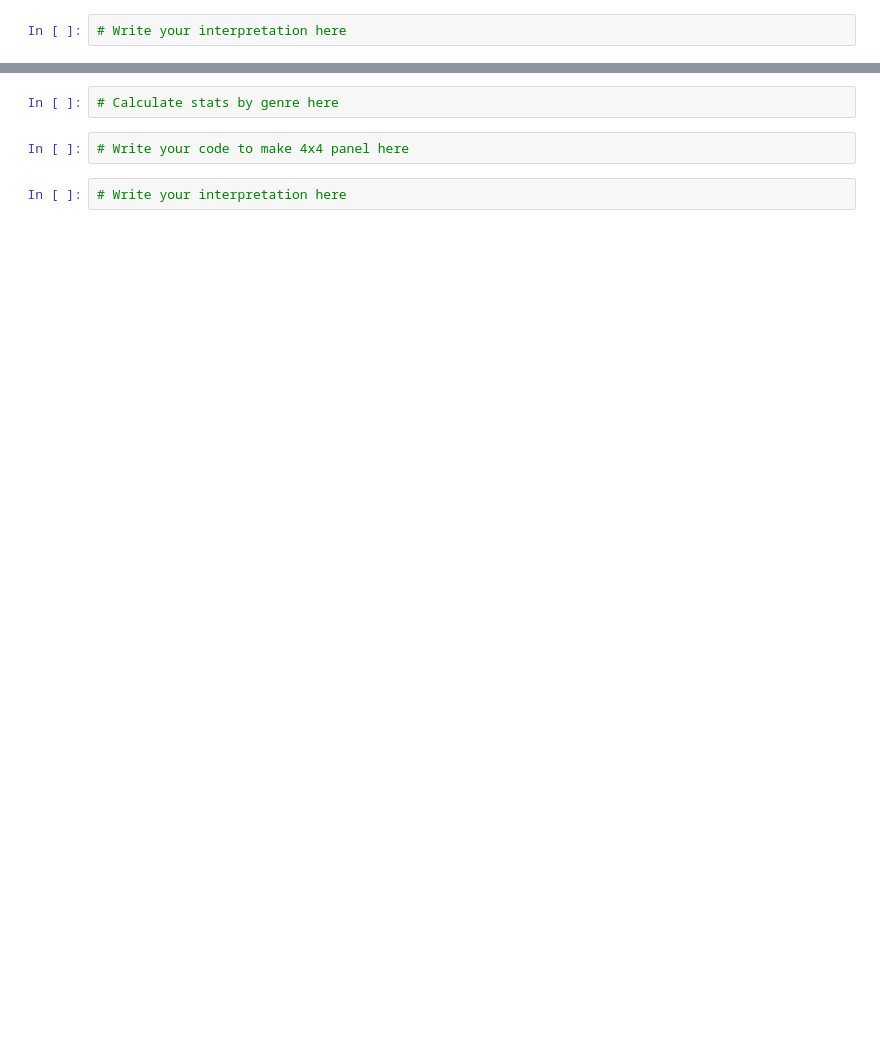
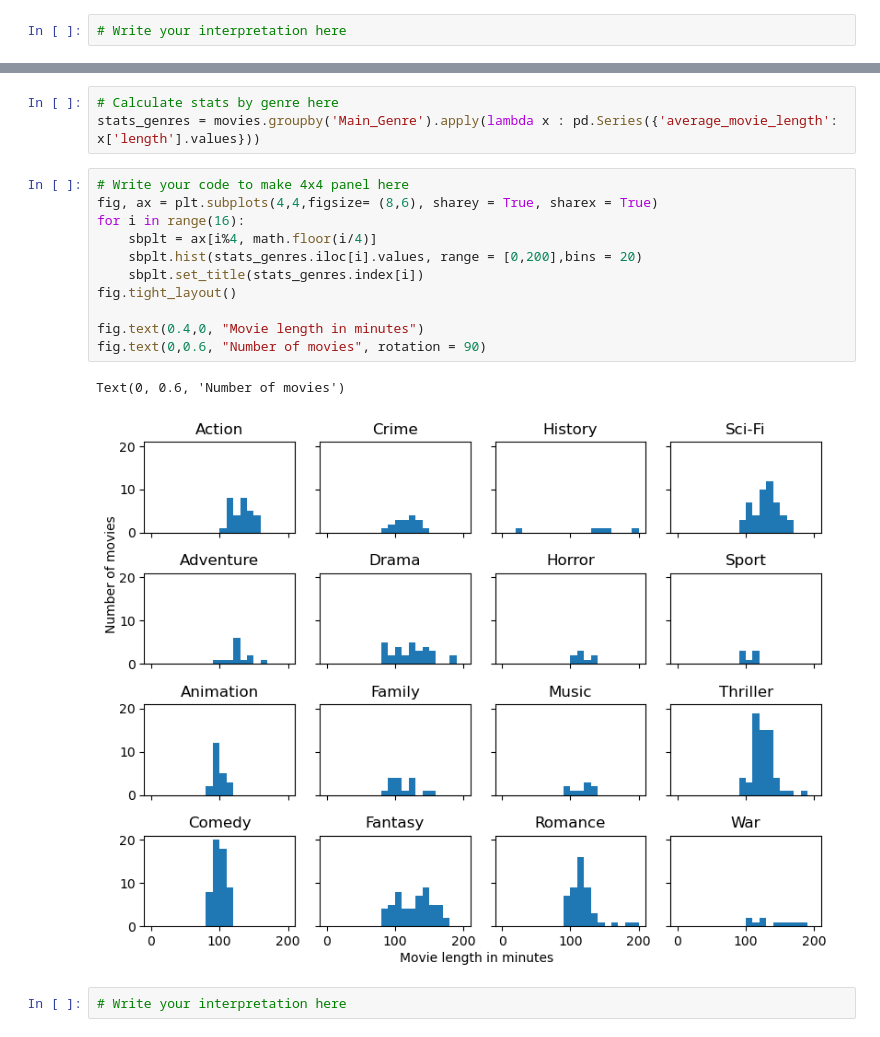
Before and after one commit to linou12/ADA23, a Jupyter notebook: Exercises/02 - Data viz and data from the web/Becoming a DataVizard exercise.ipynb, the cells around one changed output, grey strips where cells are left out. Drawn from its saved outputs; the diff is of its cells as text; blank space fills up the shorter version.

```diff
--- a/Exercises/02 - Data viz and data from the web/Becoming a DataVizard exercise.ipynb
+++ b/Exercises/02 - Data viz and data from the web/Becoming a DataVizard exercise.ipynb
@@ -204,8 +220,21 @@ In the next three excercises, you are provided with descriptions and rough sketc
 <img src="figure3.jpg" style="width: 500px;" align="left">
 # %%
 # Calculate stats by genre here
+stats_genres = movies.groupby('Main_Genre').apply(lambda x : pd.Series({'average_movie_length': x['length'].values}))
-# %%
-# Write your code to make 4x4 panel here
+# %%
+# Write your code to make 4x4 panel here
+fig, ax = plt.subplots(4,4,figsize= (8,6), sharey = True, sharex = True)
+for i in range(16):
+    sbplt = ax[i%4, math.floor(i/4)]
+    sbplt.hist(stats_genres.iloc[i].values, range = [0,200],bins = 20)
+    sbplt.set_title(stats_genres.index[i])
+fig.tight_layout()
+
+fig.text(0.4,0, "Movie length in minutes")
+fig.text(0,0.6, "Number of movies", rotation = 90)
+# %% [output]
+Text(0, 0.6, 'Number of movies')
+[figure, added]
 # %%
 # Write your interpretation here
 # %% [markdown]
```
Also changed, not shown: parts of 21 cells of this notebook.
